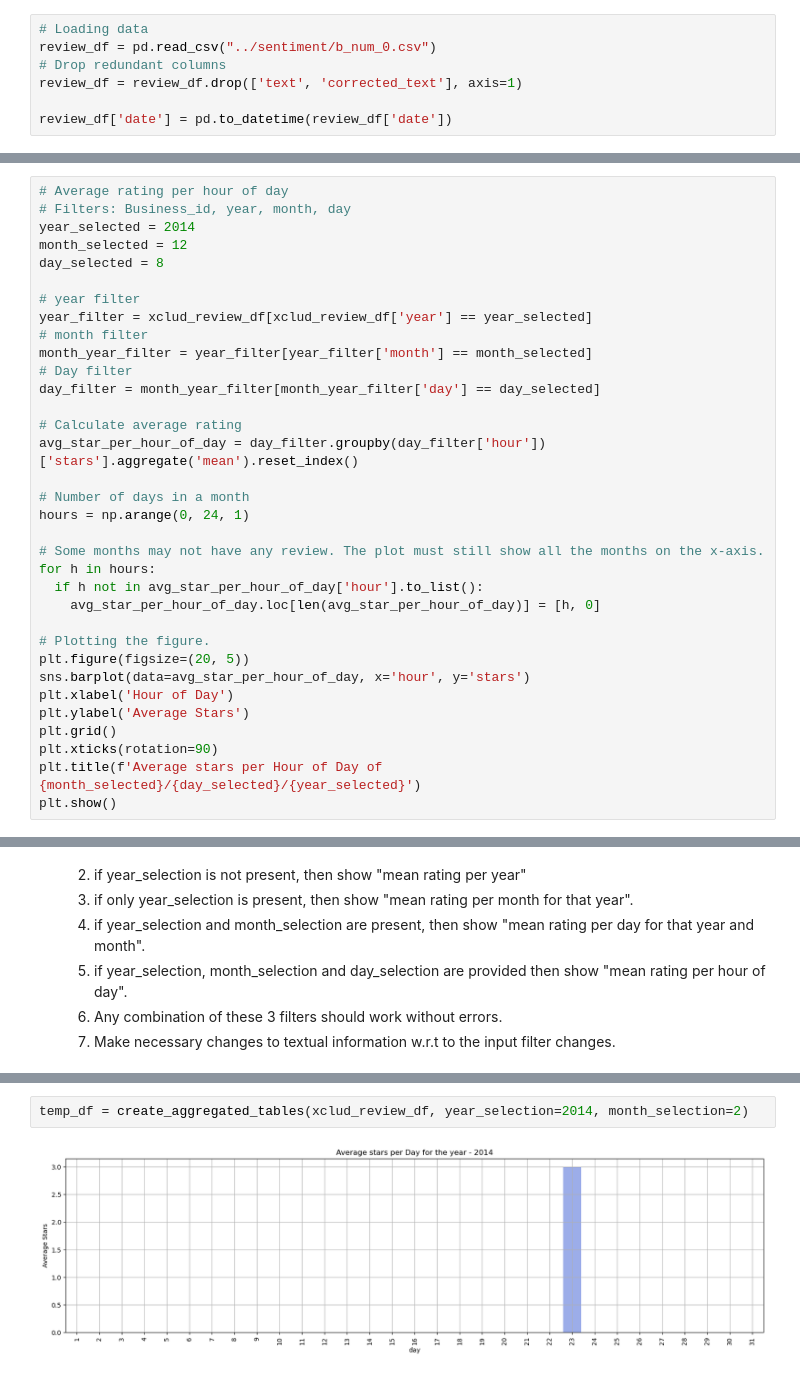
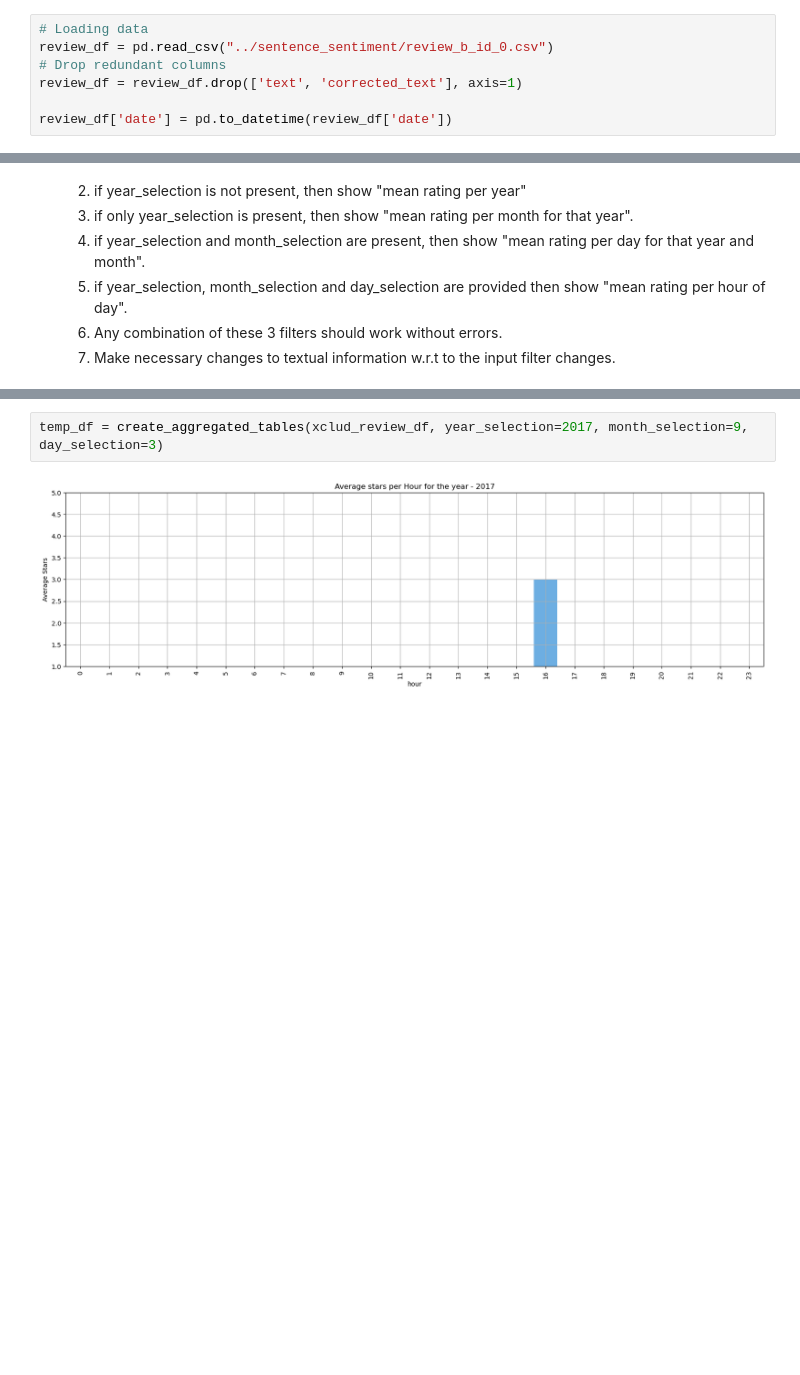
Before and after one commit to shiva-kumarj/yelp-customer-satisfaction-dashboard, a Jupyter notebook: review/EDA/review_sentiments_eda.ipynb, the cells around one changed output, grey strips where cells are left out. Drawn from its saved outputs; the diff is of its cells as text; blank space fills up the shorter version.

Commit message:
updated review dataframe path

```diff
--- a/review/EDA/review_sentiments_eda.ipynb
+++ b/review/EDA/review_sentiments_eda.ipynb
@@ -4,7 +4,7 @@ import numpy as np
 import matplotlib.pyplot as plt
 # %%
 # Loading data
-review_df = pd.read_csv("../sentiment/b_num_0.csv")
+review_df = pd.read_csv("../sentence_sentiment/review_b_id_0.csv")
 # Drop redundant columns
 review_df = review_df.drop(['text', 'corrected_text'], axis=1)
 
@@ -195,34 +127,0 @@ plt.show()
-# %%
-# Average rating per hour of day
-# Filters: Business_id, year, month, day
-year_selected = 2014
-month_selected = 12
-day_selected = 8
-
-# year filter
-year_filter = xclud_review_df[xclud_review_df['year'] == year_selected]
-# month filter
-month_year_filter = year_filter[year_filter['month'] == month_selected]
-# Day filter
-day_filter = month_year_filter[month_year_filter['day'] == day_selected]
-
-# Calculate average rating
-avg_star_per_hour_of_day = day_filter.groupby(day_filter['hour'])['stars'].aggregate('mean').reset_index()
-
-# Number of days in a month
-hours = np.arange(0, 24, 1)
-
-# Some months may not have any review. The plot must still show all the months on the x-axis.
-for h in hours:
-  if h not in avg_star_per_hour_of_day['hour'].to_list():
-    avg_star_per_hour_of_day.loc[len(avg_star_per_hour_of_day)] = [h, 0]
-
-# Plotting the figure.
-plt.figure(figsize=(20, 5))
-sns.barplot(data=avg_star_per_hour_of_day, x='hour', y='stars')
-plt.xlabel('Hour of Day')
-plt.ylabel('Average Stars')
-plt.grid()
-plt.xticks(rotation=90)
-plt.title(f'Average stars per Hour of Day of {month_selected}/{day_selected}/{year_selected}')
-plt.show()
@@ -396,6 +266,6 @@ def create_aggregated_tables(df, business_id=None, year_selection=None, month_se
     generate_viz(avg_star_rating, year=year_selection, month=None, day=None)
     # return avg_star_rating
 # %%
-temp_df = create_aggregated_tables(xclud_review_df, year_selection=2014, month_selection=2)
+temp_df = create_aggregated_tables(xclud_review_df, year_selection=2017, month_selection=9, day_selection=3)
 # %% [output]
-[figure, old version]
+[figure, new version]
```
Also changed, not shown: parts of 43 cells of this notebook.
